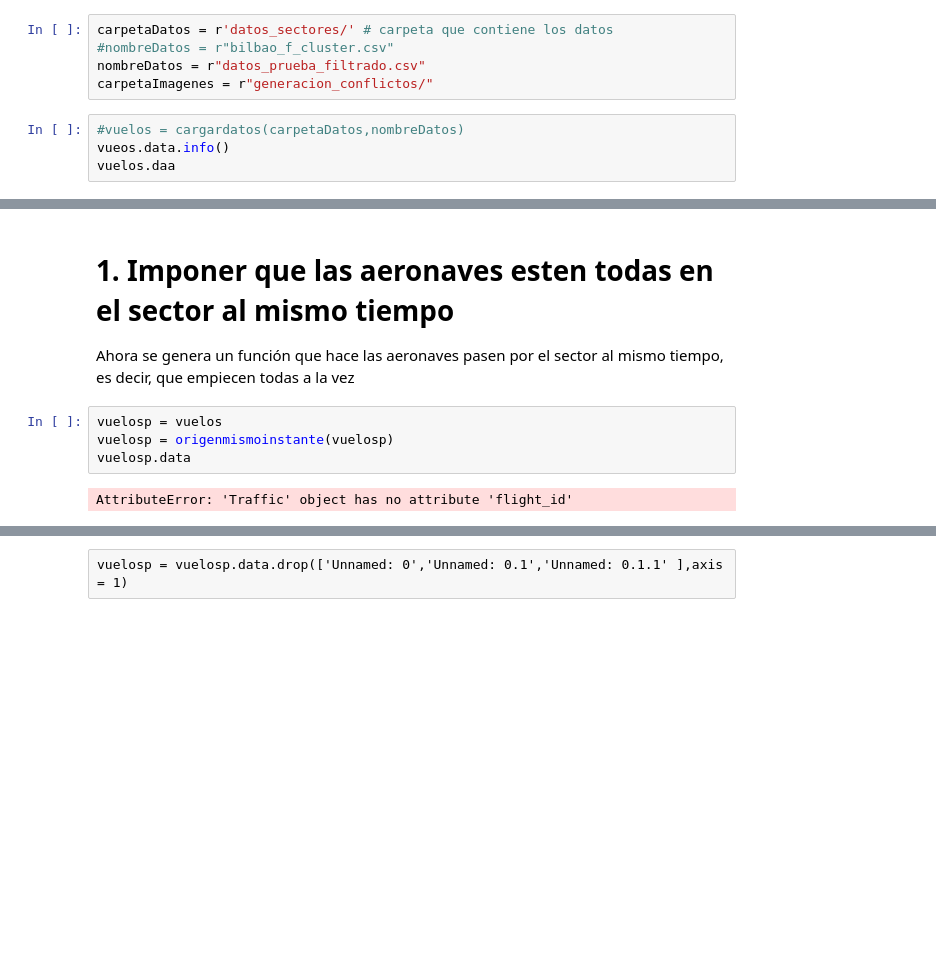
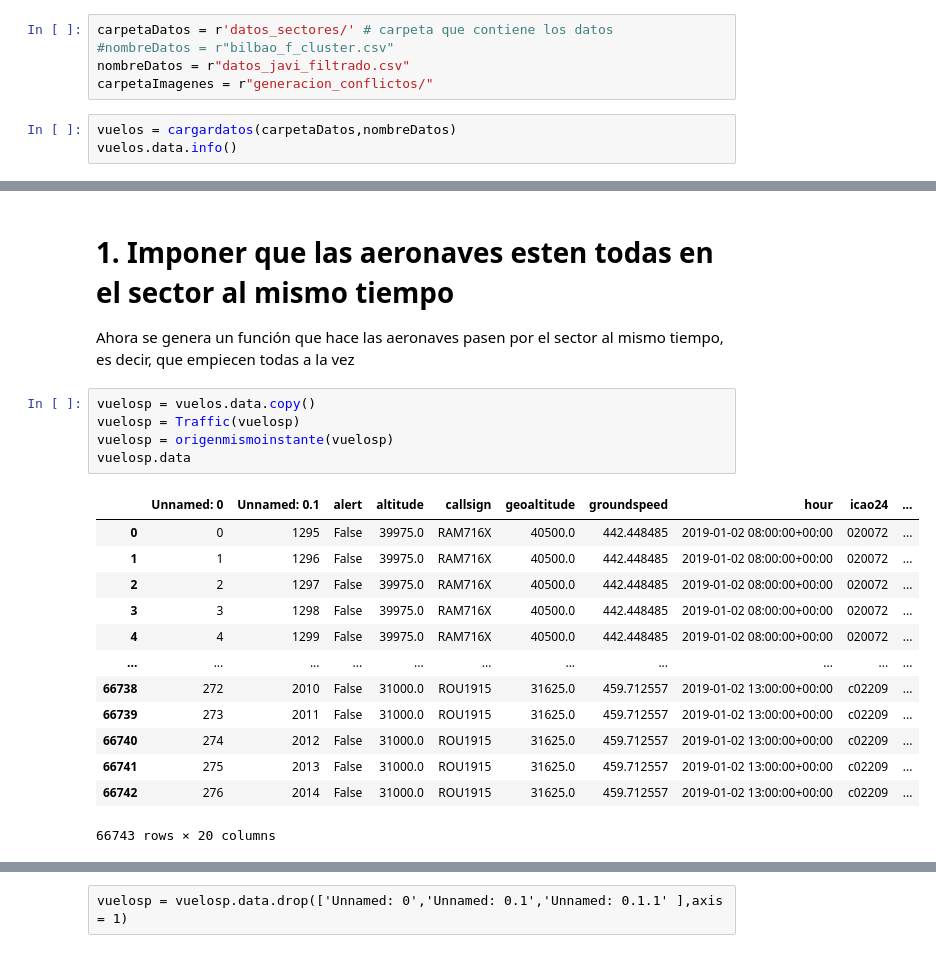
Before and after one commit to jaimebw/tfg, a Jupyter notebook: libros/generacion_conflictos.ipynb, the cells around one changed output, grey strips where cells are left out. Cells and saved outputs as stored; diff of their text form; blank space fills up the shorter version.

```diff
--- a/libros/generacion_conflictos.ipynb
+++ b/libros/generacion_conflictos.ipynb
@@ -9,11 +9,10 @@ from biblio_herramienta.conflictos import *
 # %%
 carpetaDatos = r'datos_sectores/' # carpeta que contiene los datos
 #nombreDatos = r"bilbao_f_cluster.csv"
-nombreDatos = r"datos_prueba_filtrado.csv"
+nombreDatos = r"datos_javi_filtrado.csv"
 carpetaImagenes = r"generacion_conflictos/"
 # %%
-#vuelos = cargardatos(carpetaDatos,nombreDatos)
-vueos.data.info()
-vuelos.daa
+vuelos = cargardatos(carpetaDatos,nombreDatos)
+vuelos.data.info()
 # %% [output]
 <class 'pandas.core.frame.DataFrame'>
@@ -37,10 +36,23 @@ memory usage: 804.7+ KB
 # 1. Imponer que las aeronaves esten todas en el sector al mismo tiempo
 Ahora se genera un función que hace las aeronaves pasen por el sector al mismo tiempo, es decir, que empiecen todas a la vez
 # %%
-vuelosp = vuelos
+vuelosp = vuelos.data.copy()
+vuelosp = Traffic(vuelosp)
 vuelosp = origenmismoinstante(vuelosp)
 vuelosp.data
 # %% [output]
+|  | Unnamed: 0 | Unnamed: 0.1 | alert | altitude | callsign | geoaltitude | groundspeed | hour | icao24 | ... |
+| 0 | 0 | 1295 | False | 39975.0 | RAM716X | 40500.0 | 442.448485 | 2019-01-02 08:00:00+00:00 | 020072 | ... |
+| 1 | 1 | 1296 | False | 39975.0 | RAM716X | 40500.0 | 442.448485 | 2019-01-02 08:00:00+00:00 | 020072 | ... |
+| 2 | 2 | 1297 | False | 39975.0 | RAM716X | 40500.0 | 442.448485 | 2019-01-02 08:00:00+00:00 | 020072 | ... |
+| 3 | 3 | 1298 | False | 39975.0 | RAM716X | 40500.0 | 442.448485 | 2019-01-02 08:00:00+00:00 | 020072 | ... |
+| 4 | 4 | 1299 | False | 39975.0 | RAM716X | 40500.0 | 442.448485 | 2019-01-02 08:00:00+00:00 | 020072 | ... |
+| ... | ... | ... | ... | ... | ... | ... | ... | ... | ... | ... |
+| 66738 | 272 | 2010 | False | 31000.0 | ROU1915 | 31625.0 | 459.712557 | 2019-01-02 13:00:00+00:00 | c02209 | ... |
+| 66739 | 273 | 2011 | False | 31000.0 | ROU1915 | 31625.0 | 459.712557 | 2019-01-02 13:00:00+00:00 | c02209 | ... |
+| 66740 | 274 | 2012 | False | 31000.0 | ROU1915 | 31625.0 | 459.712557 | 2019-01-02 13:00:00+00:00 | c02209 | ... |
+| 66741 | 275 | 2013 | False | 31000.0 | ROU1915 | 31625.0 | 459.712557 | 2019-01-02 13:00:00+00:00 | c02209 | ... |
+| 66742 | 276 | 2014 | False | 31000.0 | ROU1915 | 31625.0 | 459.712557 | 2019-01-02 13:00:00+00:00 | c02209 | ... |
-AttributeError: 'Traffic' object has no attribute 'flight_id'
+66743 rows × 20 columns
 # %%
 vuelosp.data.info()
```
Also changed, not shown: parts of 41 cells of this notebook.
